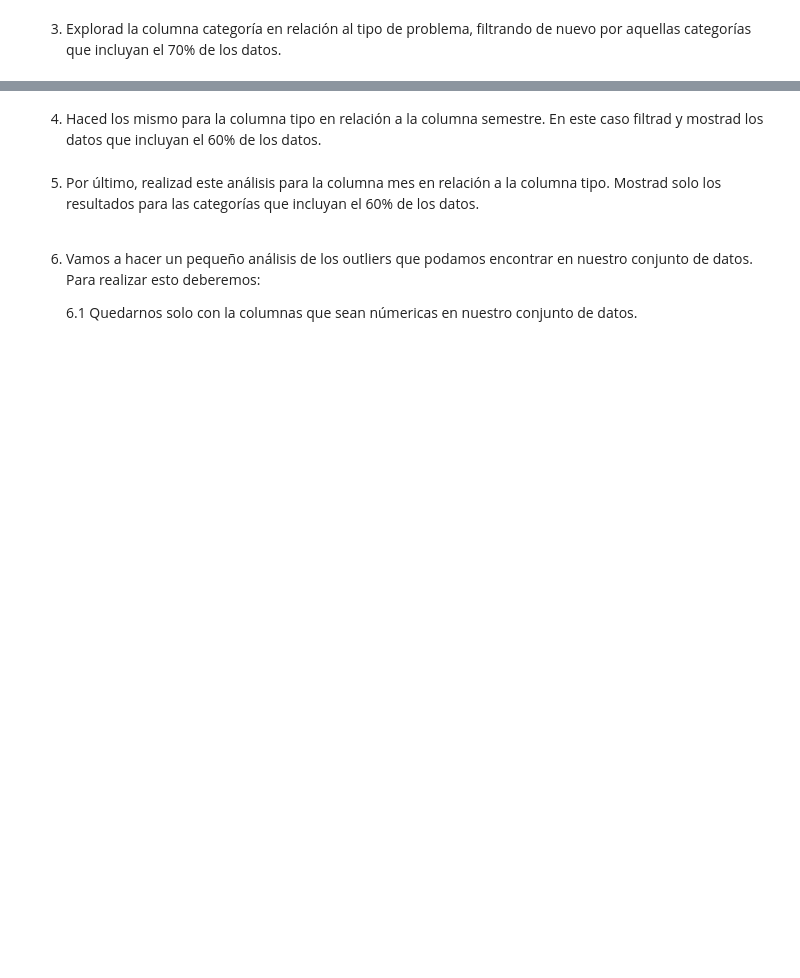
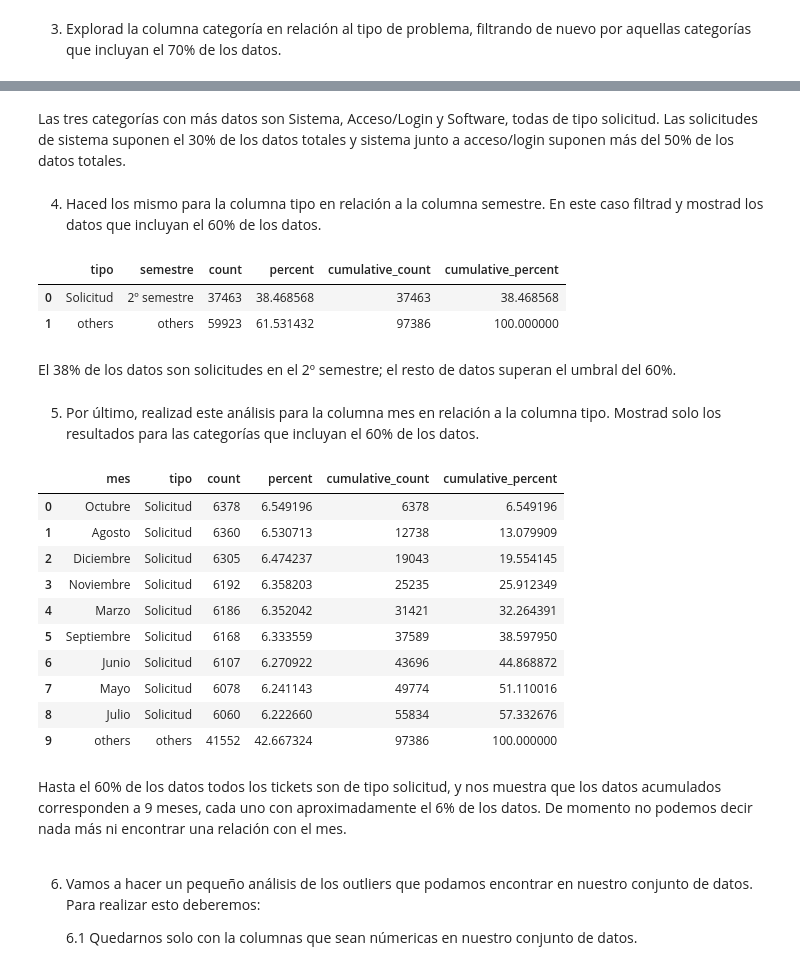
Before and after one commit to Adalab/promo_d_da_modulo2_sprint2_Silvia_Paula, a Jupyter notebook: EDA-II.ipynb, the cells around one changed output, grey strips where cells are left out. Drawn from its saved outputs; the diff is of its cells as text; code cells hidden in the pictures; blank space fills up the shorter version.

```diff
--- a/EDA-II.ipynb
+++ b/EDA-II.ipynb
@@ -19,0 +26,3 @@ Usad la librería sidetable para:
+# %%
+df = pd.read_csv("datos/historico_tickets_limpio_pandas.csv", index_col= 0)
+df.head(1)
@@ -24,7 +76,33 @@ Usad la librería sidetable para:
+# %% [markdown]
+Las tres categorías con más datos son Sistema, Acceso/Login y Software, todas de tipo solicitud. Las solicitudes de sistema suponen el 30% de los datos totales y sistema junto a acceso/login suponen más del 50% de los datos totales.
 # %% [markdown]
 4. Haced los mismo para la columna tipo en relación a la columna semestre. En este caso filtrad y mostrad los datos que incluyan el 60% de los datos.
+# %%
+df.stb.freq(["tipo", "semestre"], thresh=60)
+# %% [output]
+|  | tipo | semestre | count | percent | cumulative_count | cumulative_percent |
+| 0 | Solicitud | 2º semestre | 37463 | 38.468568 | 37463 | 38.468568 |
+| 1 | others | others | 59923 | 61.531432 | 97386 | 100.000000 |
+# %% [markdown]
+El 38% de los datos son solicitudes en el 2º semestre; el resto de datos superan el umbral del 60%.
 # %% [markdown]
 5. Por último, realizad este análisis para la columna mes en relación a la columna tipo. Mostrad solo los resultados para las categorías que incluyan el 60% de los datos.
+# %%
+df.stb.freq(["mes", "tipo"], thresh=60)
+# %% [output]
+|  | mes | tipo | count | percent | cumulative_count | cumulative_percent |
+| 0 | Octubre | Solicitud | 6378 | 6.549196 | 6378 | 6.549196 |
+| 1 | Agosto | Solicitud | 6360 | 6.530713 | 12738 | 13.079909 |
+| 2 | Diciembre | Solicitud | 6305 | 6.474237 | 19043 | 19.554145 |
+| 3 | Noviembre | Solicitud | 6192 | 6.358203 | 25235 | 25.912349 |
+| 4 | Marzo | Solicitud | 6186 | 6.352042 | 31421 | 32.264391 |
+| 5 | Septiembre | Solicitud | 6168 | 6.333559 | 37589 | 38.597950 |
+| 6 | Junio | Solicitud | 6107 | 6.270922 | 43696 | 44.868872 |
+| 7 | Mayo | Solicitud | 6078 | 6.241143 | 49774 | 51.110016 |
+| 8 | Julio | Solicitud | 6060 | 6.222660 | 55834 | 57.332676 |
+| 9 | others | others | 41552 | 42.667324 | 97386 | 100.000000 |
+# %% [markdown]
+Hasta el 60% de los datos todos los tickets son de tipo solicitud, y nos muestra que los datos acumulados corresponden a 9 meses, cada uno con aproximadamente el 6% de los datos. De momento no podemos decir nada más ni encontrar una relación con el mes.
 # %% [markdown]
 6. Vamos a hacer un pequeño análisis de los outliers que podamos encontrar en nuestro conjunto de datos. Para realizar esto deberemos:
 
```
Also changed, not shown: parts of 18 cells of this notebook.
